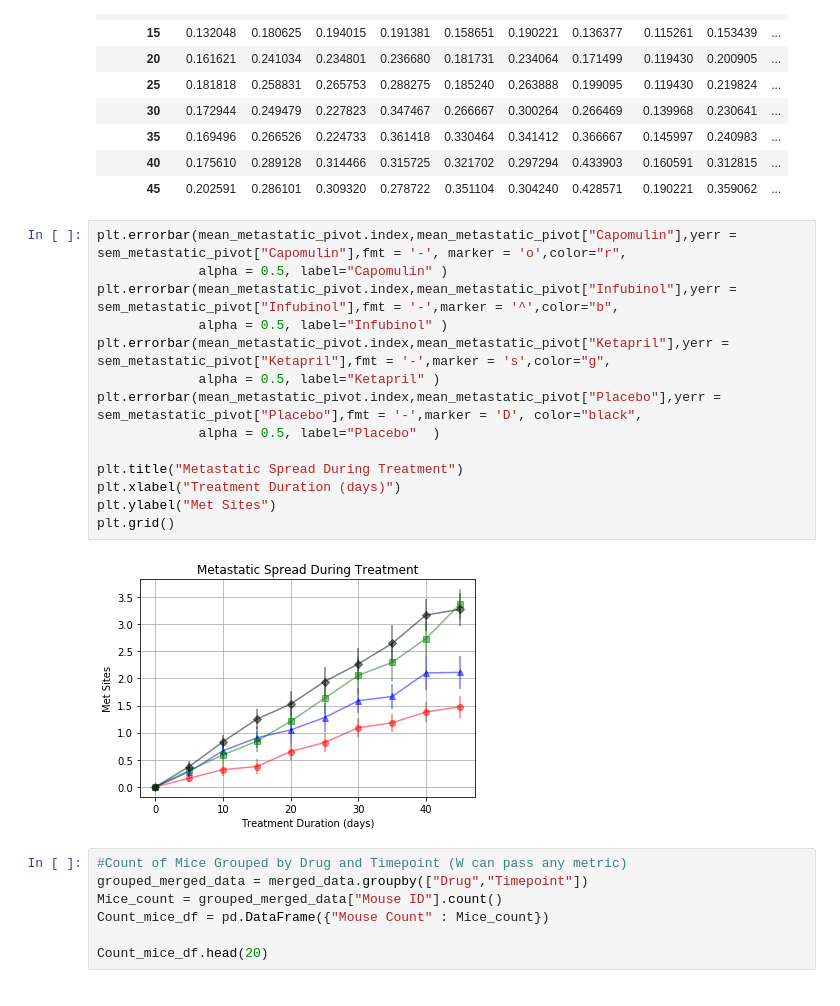
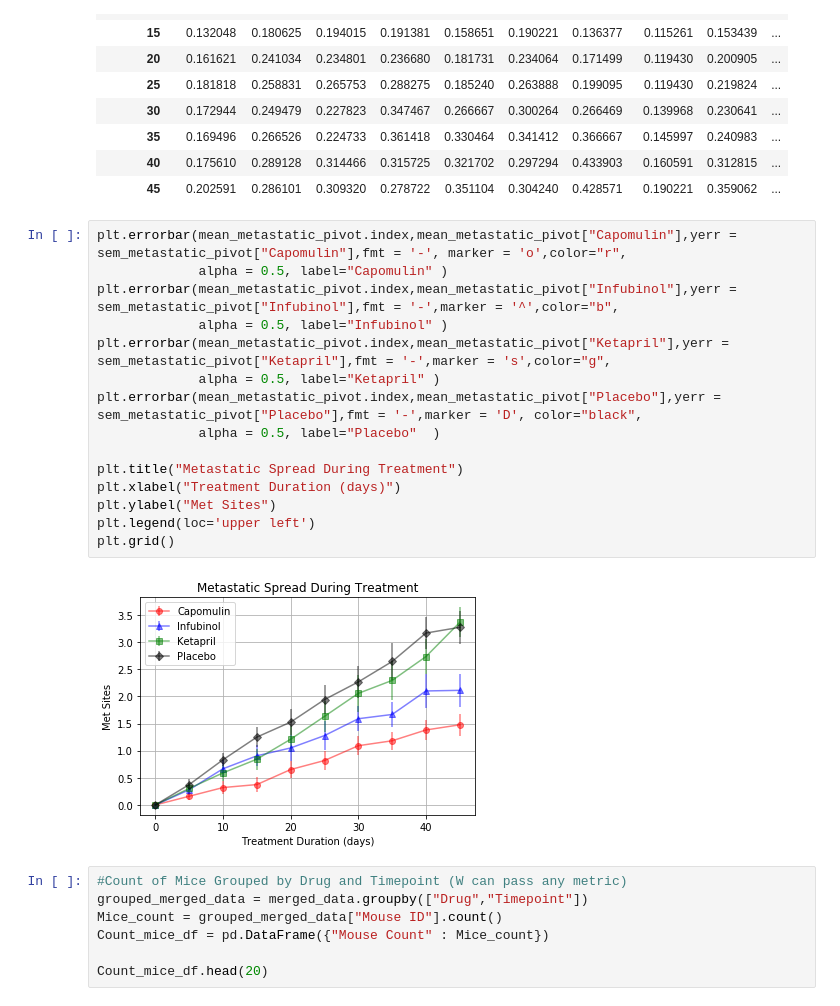
Before and after one commit to Niharika17S/Python-Matplotlib-Pymaceuticals-Inc, a Jupyter notebook: Pharmaceutical.ipynb, the cells around one changed output. Cells and saved outputs as stored; diff of their text form.

```diff
--- a/Pharmaceutical.ipynb
+++ b/Pharmaceutical.ipynb
@@ -196,19 +205,20 @@ sem_metastatic_pivot
 # %%
 plt.errorbar(mean_metastatic_pivot.index,mean_metastatic_pivot["Capomulin"],yerr = sem_metastatic_pivot["Capomulin"],fmt = '-', marker = 'o',color="r",
              alpha = 0.5, label="Capomulin" )
 plt.errorbar(mean_metastatic_pivot.index,mean_metastatic_pivot["Infubinol"],yerr = sem_metastatic_pivot["Infubinol"],fmt = '-',marker = '^',color="b",
              alpha = 0.5, label="Infubinol" )
 plt.errorbar(mean_metastatic_pivot.index,mean_metastatic_pivot["Ketapril"],yerr = sem_metastatic_pivot["Ketapril"],fmt = '-',marker = 's',color="g",
              alpha = 0.5, label="Ketapril" )
 plt.errorbar(mean_metastatic_pivot.index,mean_metastatic_pivot["Placebo"],yerr = sem_metastatic_pivot["Placebo"],fmt = '-',marker = 'D', color="black",
              alpha = 0.5, label="Placebo"  )
 
 plt.title("Metastatic Spread During Treatment")
 plt.xlabel("Treatment Duration (days)")
 plt.ylabel("Met Sites")
+plt.legend(loc='upper left')
 plt.grid()
 # %% [output]
-[figure, old version]
+[figure, new version]
 # %%
 #Count of Mice Grouped by Drug and Timepoint (W can pass any metric)
 grouped_merged_data = merged_data.groupby(["Drug","Timepoint"])
```
Also changed, not shown: parts of 7 cells of this notebook.
